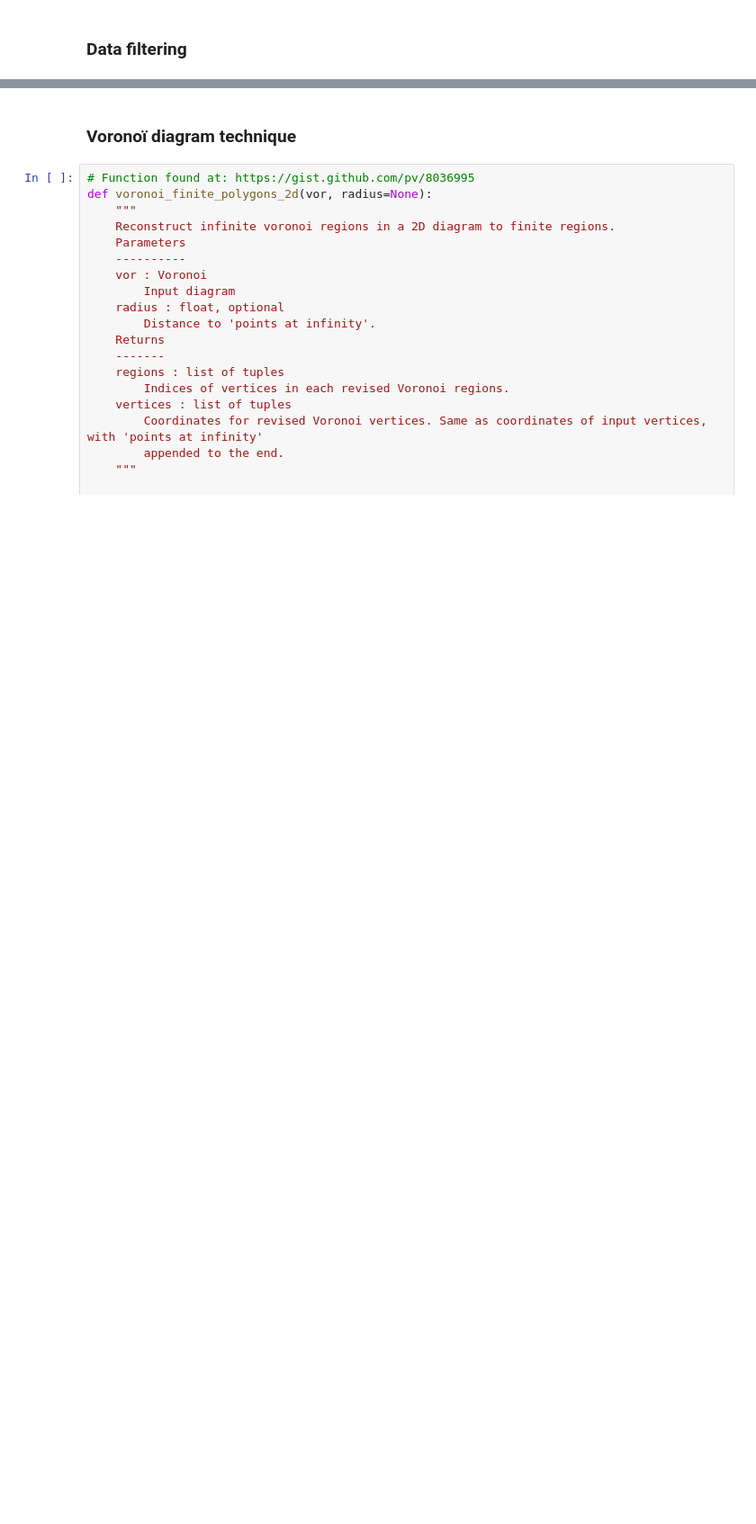
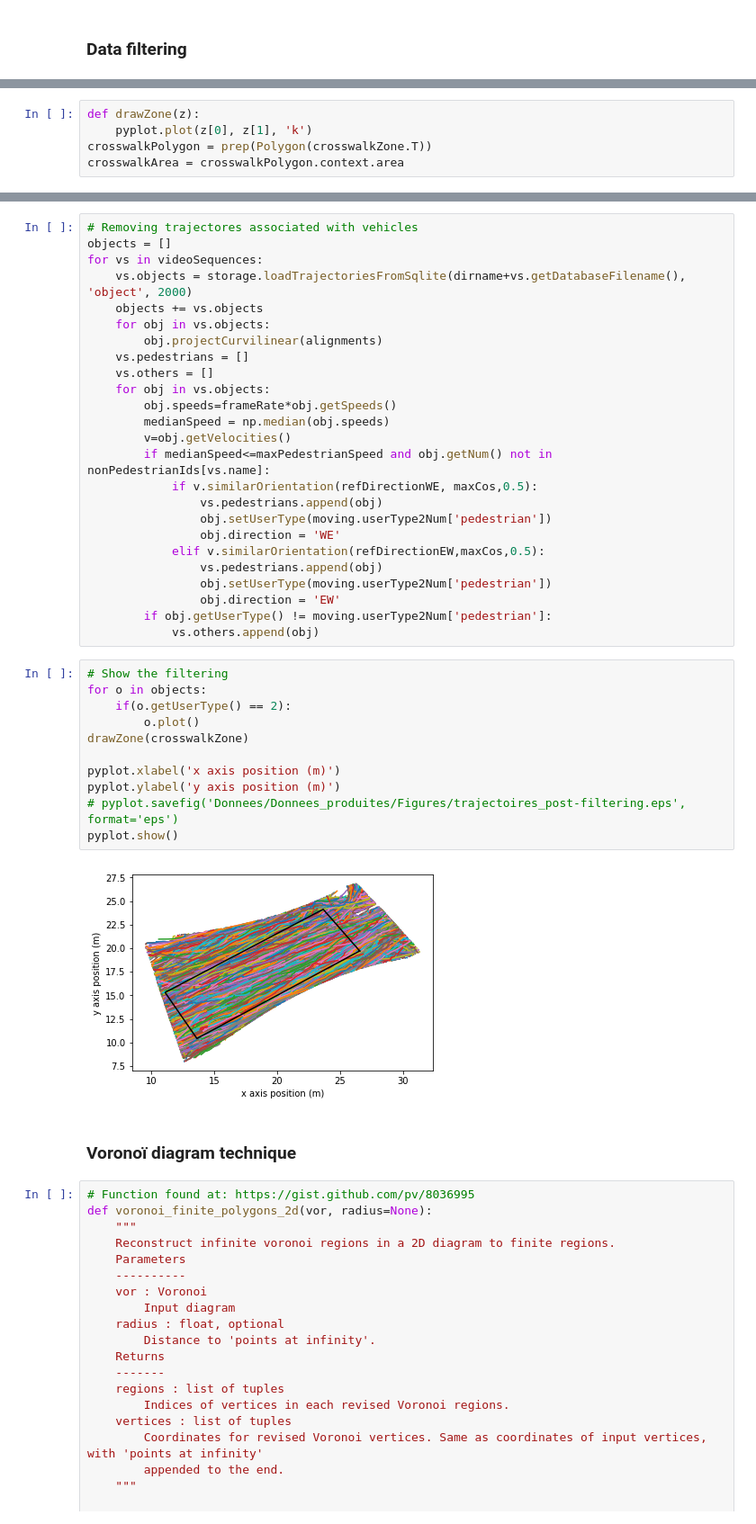
Before and after one commit to FinestStone/CIV6705, a Jupyter notebook: Projet/Projet.ipynb, the cells around one changed output, grey strips where cells are left out. Shown: that part at 90% size. Cells and saved outputs as stored; diff of their text form; blank space fills up the shorter version.

```diff
--- a/Projet/Projet.ipynb
+++ b/Projet/Projet.ipynb
@@ -54,0 +157,5 @@ limitBox = Polygon(limits)
+# %%
+def drawZone(z):
+    pyplot.plot(z[0], z[1], 'k')
+crosswalkPolygon = prep(Polygon(crosswalkZone.T))
+crosswalkArea = crosswalkPolygon.context.area
@@ -55,3 +176,41 @@ limitBox = Polygon(limits)
+# %%
+# Removing trajectores associated with vehicles
+objects = []
+for vs in videoSequences:
+    vs.objects = storage.loadTrajectoriesFromSqlite(dirname+vs.getDatabaseFilename(), 'object', 2000)
+    objects += vs.objects
+    for obj in vs.objects:
+        obj.projectCurvilinear(alignments)
+    vs.pedestrians = []
+    vs.others = []
+    for obj in vs.objects:
+        obj.speeds=frameRate*obj.getSpeeds()
+        medianSpeed = np.median(obj.speeds)
+        v=obj.getVelocities()
+        if medianSpeed<=maxPedestrianSpeed and obj.getNum() not in nonPedestrianIds[vs.name]:
+            if v.similarOrientation(refDirectionWE, maxCos,0.5):
+                vs.pedestrians.append(obj)
+                obj.setUserType(moving.userType2Num['pedestrian'])
+                obj.direction = 'WE'
+            elif v.similarOrientation(refDirectionEW,maxCos,0.5):
+                vs.pedestrians.append(obj)
+                obj.setUserType(moving.userType2Num['pedestrian'])
+                obj.direction = 'EW'
+        if obj.getUserType() != moving.userType2Num['pedestrian']:
+            vs.others.append(obj)
+# %%
+# Show the filtering
+for o in objects:
+    if(o.getUserType() == 2):
+        o.plot()
+drawZone(crosswalkZone)
+
+pyplot.xlabel('x axis position (m)')
+pyplot.ylabel('y axis position (m)')
+# pyplot.savefig('Donnees/Donnees_produites/Figures/trajectoires_post-filtering.eps', format='eps')
+pyplot.show()
+# %% [output]
+[figure, added]
 # %% [markdown]
 ### Voronoï diagram technique
 # %%
```
Also changed, not shown: parts of 39 cells of this notebook.
